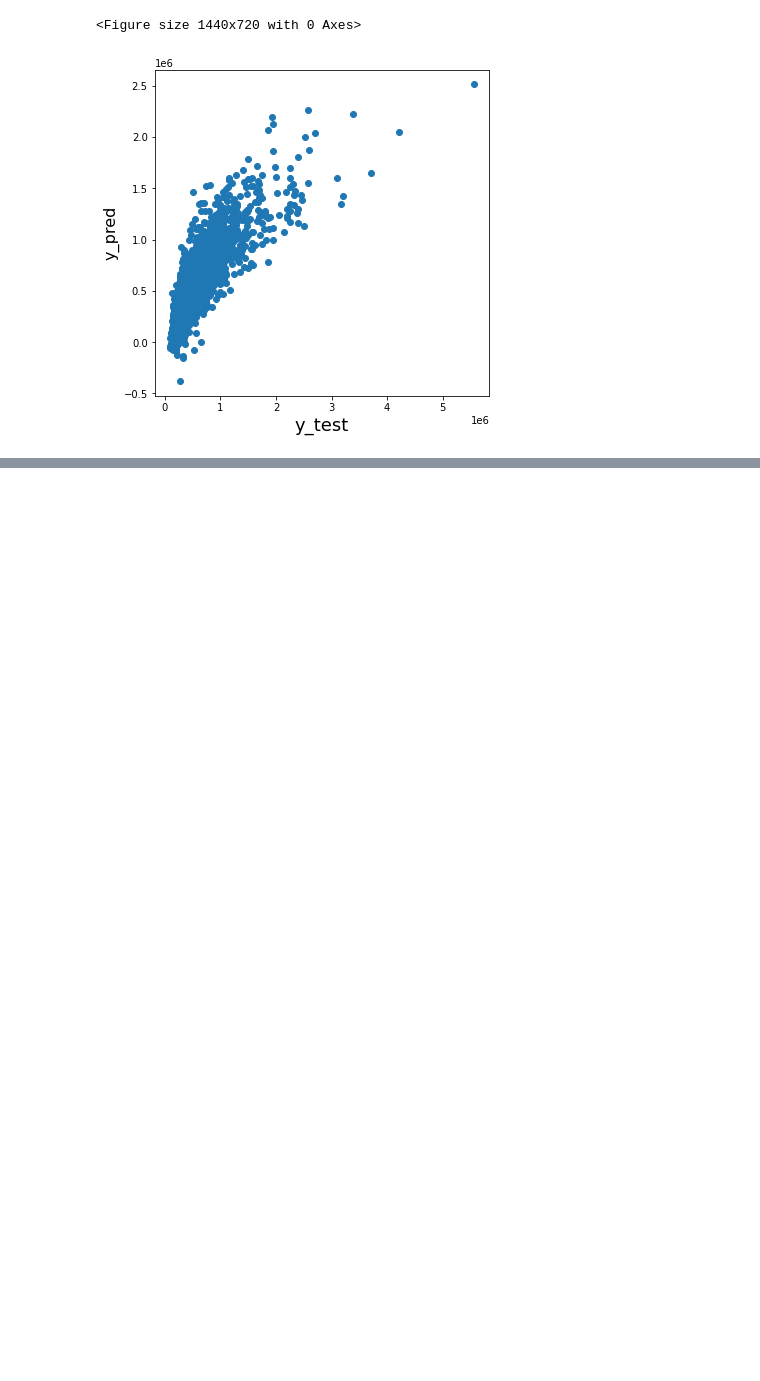
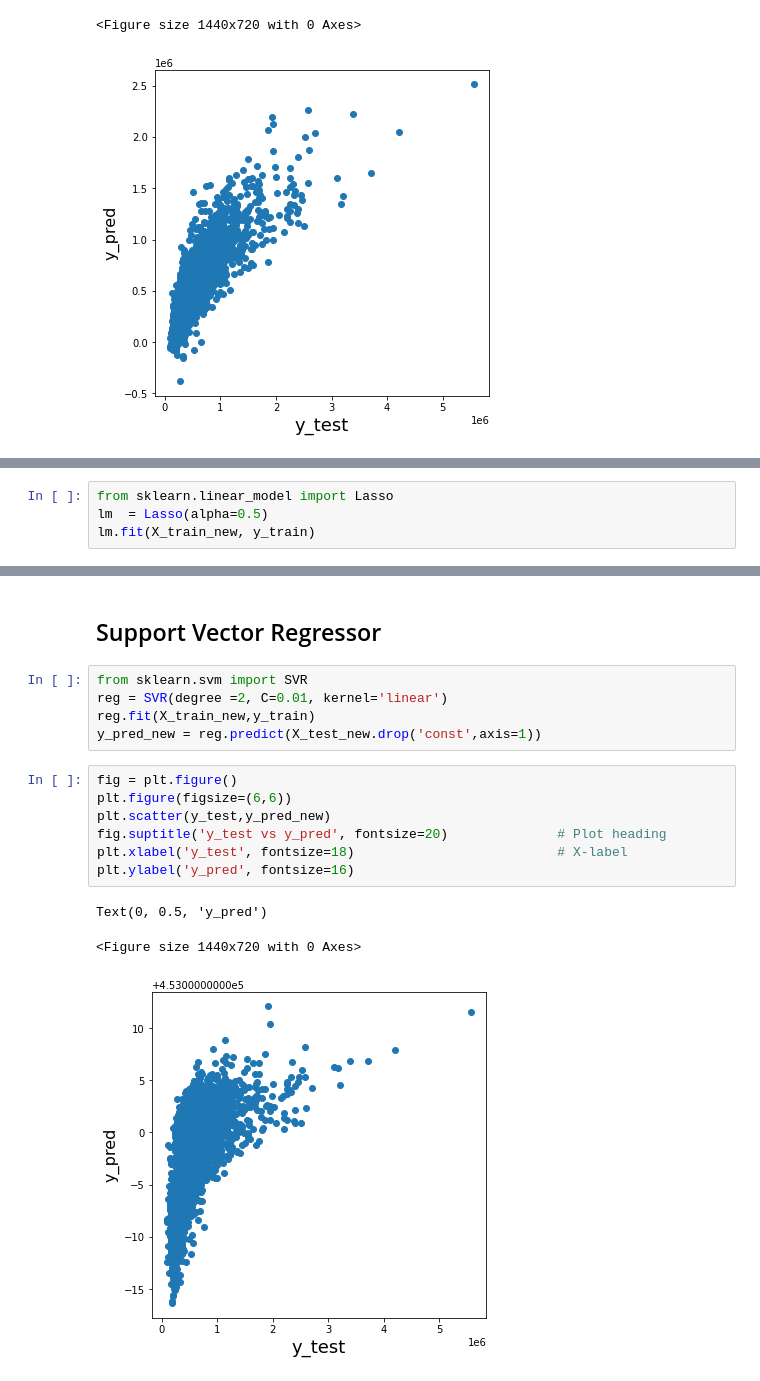
Before and after one commit to 94piyush/work, a Jupyter notebook: data_science/ML/Basic Regression Analysis.ipynb, the cells around one changed output, grey strips where cells are left out. Drawn from its saved outputs; the diff is of its cells as text; blank space fills up the shorter version.

```diff
--- a/data_science/ML/Basic Regression Analysis.ipynb
+++ b/data_science/ML/Basic Regression Analysis.ipynb
@@ -280,0 +287,4 @@ Text(0, 0.5, 'y_pred')
+# %%
+from sklearn.linear_model import Lasso
+lm  = Lasso(alpha=0.5)
+lm.fit(X_train_new, y_train)
@@ -280,0 +306,18 @@ Text(0, 0.5, 'y_pred')
+# %% [markdown]
+## Support Vector Regressor
+# %%
+from sklearn.svm import SVR
+reg = SVR(degree =2, C=0.01, kernel='linear')
+reg.fit(X_train_new,y_train)
+y_pred_new = reg.predict(X_test_new.drop('const',axis=1))
+# %%
+fig = plt.figure()
+plt.figure(figsize=(6,6))
+plt.scatter(y_test,y_pred_new)
+fig.suptitle('y_test vs y_pred', fontsize=20)              # Plot heading
+plt.xlabel('y_test', fontsize=18)                          # X-label
+plt.ylabel('y_pred', fontsize=16)
+# %% [output]
+Text(0, 0.5, 'y_pred')
+<Figure size 1440x720 with 0 Axes>
+[figure, added]
```
Also changed, not shown: parts of 19 cells of this notebook.
